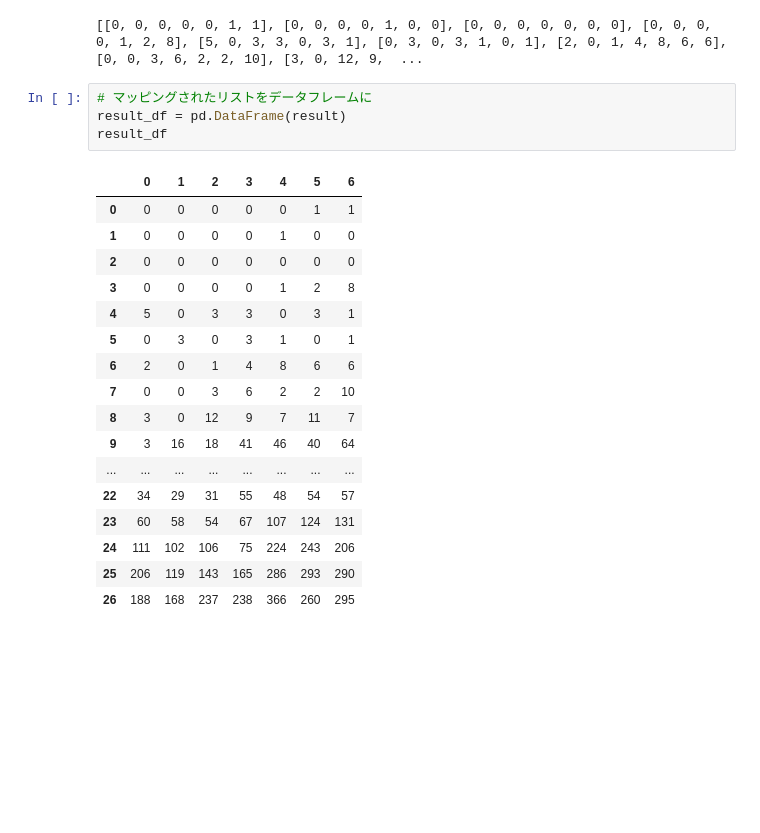
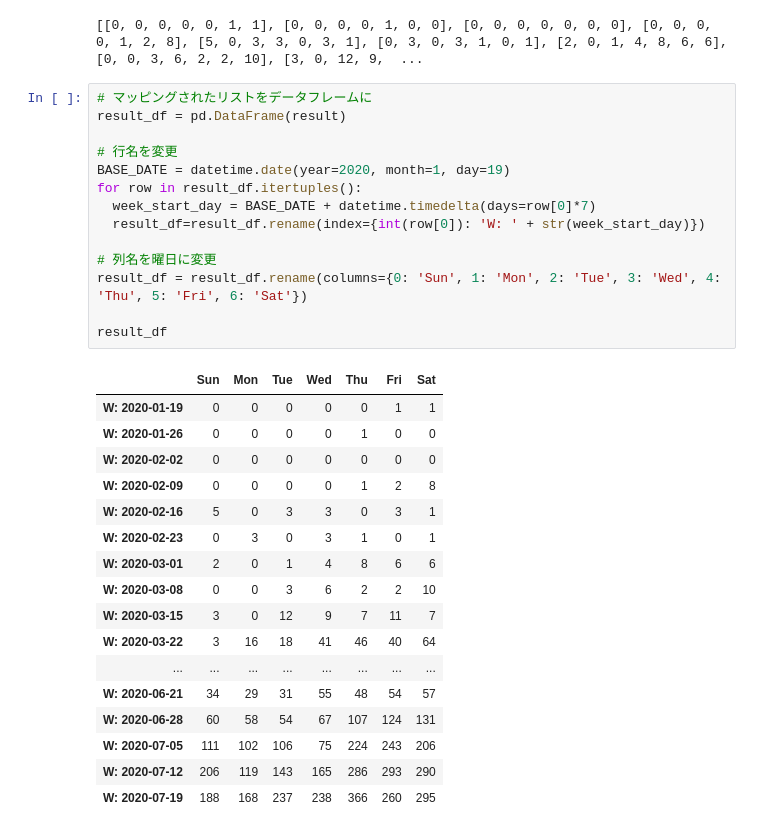
Before and after one commit to retore404/tokyo_covid19_calendar, a Jupyter notebook: TokyoCovidCalendar.ipynb, the cells around one changed output. Cells and saved outputs as stored; diff of their text form; blank space fills up the shorter version.

```diff
--- a/TokyoCovidCalendar.ipynb
+++ b/TokyoCovidCalendar.ipynb
@@ -103,25 +104,35 @@ for row in df.itertuples():
 print(result)
 # %% [output]
 [[0, 0, 0, 0, 0, 1, 1], [0, 0, 0, 0, 1, 0, 0], [0, 0, 0, 0, 0, 0, 0], [0, 0, 0, 0, 1, 2, 8], [5, 0, 3, 3, 0, 3, 1], [0, 3, 0, 3, 1, 0, 1], [2, 0, 1, 4, 8, 6, 6], [0, 0, 3, 6, 2, 2, 10], [3, 0, 12, 9,  ...
-# %%
-# マッピングされたリストをデータフレームに
-result_df = pd.DataFrame(result)
-result_df
-# %% [output]
-|  | 0 | 1 | 2 | 3 | 4 | 5 | 6 |
-| 0 | 0 | 0 | 0 | 0 | 0 | 1 | 1 |
-| 1 | 0 | 0 | 0 | 0 | 1 | 0 | 0 |
-| 2 | 0 | 0 | 0 | 0 | 0 | 0 | 0 |
-| 3 | 0 | 0 | 0 | 0 | 1 | 2 | 8 |
-| 4 | 5 | 0 | 3 | 3 | 0 | 3 | 1 |
-| 5 | 0 | 3 | 0 | 3 | 1 | 0 | 1 |
-| 6 | 2 | 0 | 1 | 4 | 8 | 6 | 6 |
-| 7 | 0 | 0 | 3 | 6 | 2 | 2 | 10 |
-| 8 | 3 | 0 | 12 | 9 | 7 | 11 | 7 |
-| 9 | 3 | 16 | 18 | 41 | 46 | 40 | 64 |
-| ... | ... | ... | ... | ... | ... | ... | ... |
-| 22 | 34 | 29 | 31 | 55 | 48 | 54 | 57 |
-| 23 | 60 | 58 | 54 | 67 | 107 | 124 | 131 |
-| 24 | 111 | 102 | 106 | 75 | 224 | 243 | 206 |
-| 25 | 206 | 119 | 143 | 165 | 286 | 293 | 290 |
-| 26 | 188 | 168 | 237 | 238 | 366 | 260 | 295 |
+# %%
+# マッピングされたリストをデータフレームに
+result_df = pd.DataFrame(result)
+
+# 行名を変更
+BASE_DATE = datetime.date(year=2020, month=1, day=19)
+for row in result_df.itertuples():
+  week_start_day = BASE_DATE + datetime.timedelta(days=row[0]*7)
+  result_df=result_df.rename(index={int(row[0]): 'W: ' + str(week_start_day)})
+
+# 列名を曜日に変更
+result_df = result_df.rename(columns={0: 'Sun', 1: 'Mon', 2: 'Tue', 3: 'Wed', 4: 'Thu', 5: 'Fri', 6: 'Sat'})
+
+result_df
+# %% [output]
+|  | Sun | Mon | Tue | Wed | Thu | Fri | Sat |
+| W: 2020-01-19 | 0 | 0 | 0 | 0 | 0 | 1 | 1 |
+| W: 2020-01-26 | 0 | 0 | 0 | 0 | 1 | 0 | 0 |
+| W: 2020-02-02 | 0 | 0 | 0 | 0 | 0 | 0 | 0 |
+| W: 2020-02-09 | 0 | 0 | 0 | 0 | 1 | 2 | 8 |
+| W: 2020-02-16 | 5 | 0 | 3 | 3 | 0 | 3 | 1 |
+| W: 2020-02-23 | 0 | 3 | 0 | 3 | 1 | 0 | 1 |
+| W: 2020-03-01 | 2 | 0 | 1 | 4 | 8 | 6 | 6 |
+| W: 2020-03-08 | 0 | 0 | 3 | 6 | 2 | 2 | 10 |
+| W: 2020-03-15 | 3 | 0 | 12 | 9 | 7 | 11 | 7 |
+| W: 2020-03-22 | 3 | 16 | 18 | 41 | 46 | 40 | 64 |
+| ... | ... | ... | ... | ... | ... | ... | ... |
+| W: 2020-06-21 | 34 | 29 | 31 | 55 | 48 | 54 | 57 |
+| W: 2020-06-28 | 60 | 58 | 54 | 67 | 107 | 124 | 131 |
+| W: 2020-07-05 | 111 | 102 | 106 | 75 | 224 | 243 | 206 |
+| W: 2020-07-12 | 206 | 119 | 143 | 165 | 286 | 293 | 290 |
+| W: 2020-07-19 | 188 | 168 | 237 | 238 | 366 | 260 | 295 |
```
Also changed, not shown: parts of 2 cells of this notebook.
